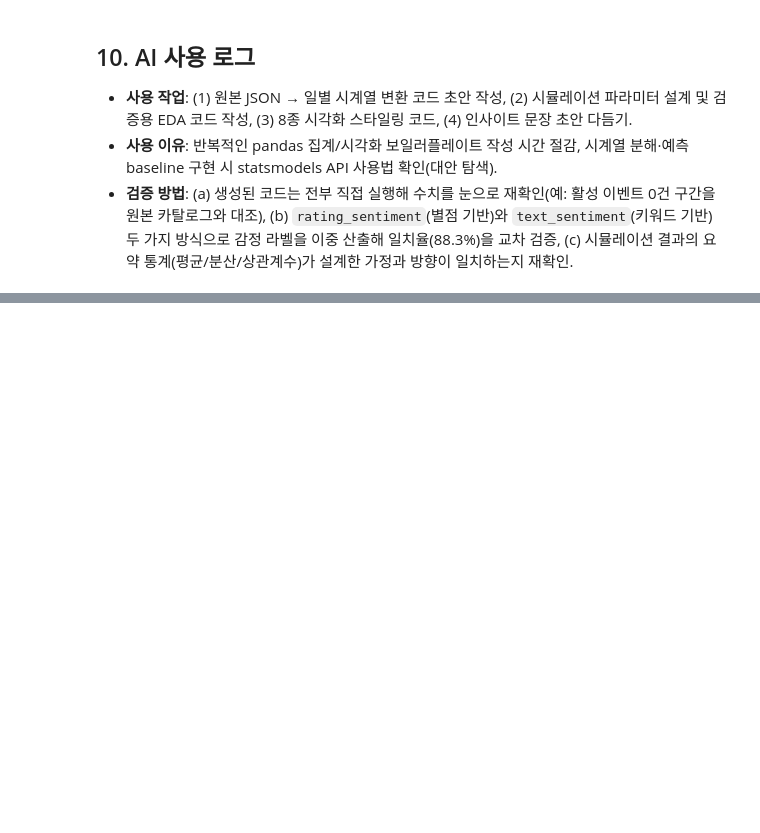
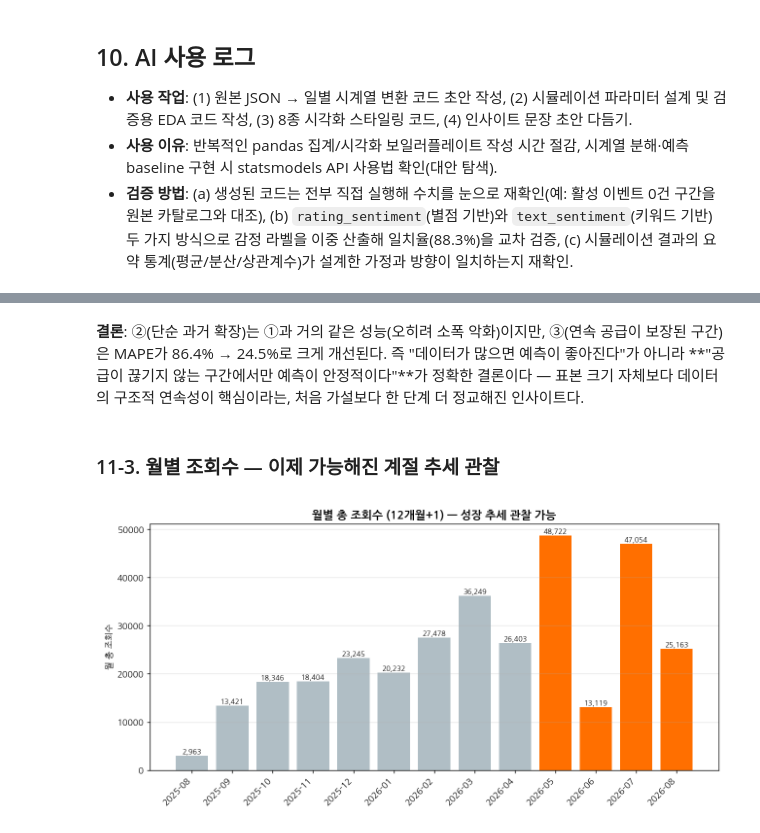
Before and after one commit to krasia45/trend-analysis-l, a Jupyter notebook: analysis.ipynb, the cells around one changed output, grey strips where cells are left out. Drawn from its saved outputs; the diff is of its cells as text; code cells hidden in the pictures; blank space fills up the shorter version.

```diff
--- a/analysis.ipynb
+++ b/analysis.ipynb
@@ -355,0 +419,13 @@ EventHub의 핵심 인사이트 상품(실시간 인기 랭킹)의 데이터 기
+# %% [markdown]
+**결론**: ②(단순 과거 확장)는 ①과 거의 같은 성능(오히려 소폭 악화)이지만, ③(연속
+공급이 보장된 구간)은 MAPE가 86.4% → 24.5%로 크게 개선된다. 즉 "데이터가 많으면 예측이
+좋아진다"가 아니라 **"공급이 끊기지 않는 구간에서만 예측이 안정적이다"**가 정확한
+결론이다 — 표본 크기 자체보다 데이터의 구조적 연속성이 핵심이라는, 처음 가설보다 한 단계
+더 정교해진 인사이트다.
+# %% [markdown]
+### 11-3. 월별 조회수 — 이제 가능해진 계절 추세 관찰
+# %%
+img3 = Image.open("images/extended/e02_monthly_views.png")
+img3
+# %% [output]
+[figure, added]
```
Also changed, not shown: parts of 7 cells of this notebook, 14 other files.
